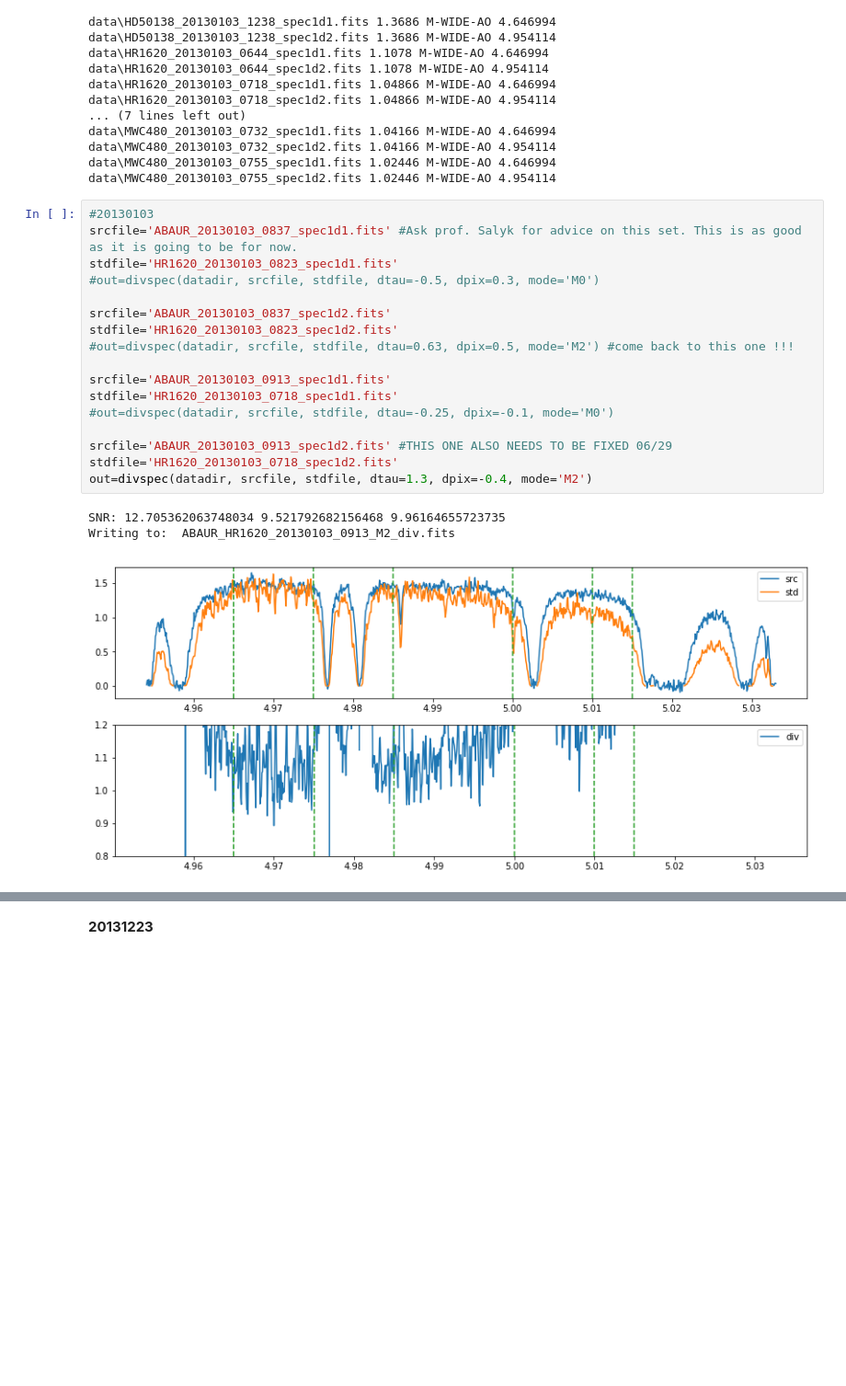
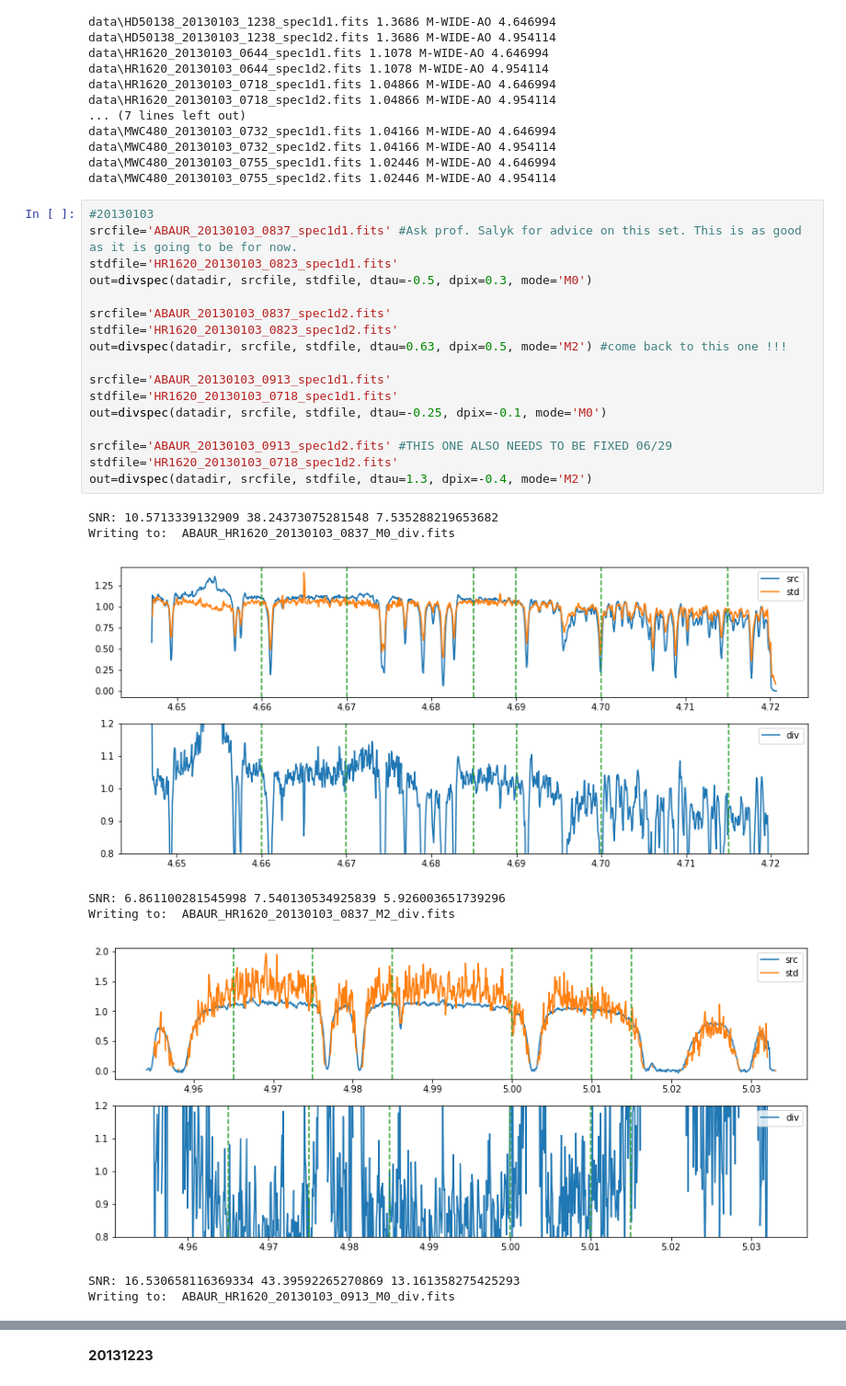
Before and after one commit to hanmars1822/summer_research, a Jupyter notebook: telluric_correction_abaur.ipynb, the cells around one changed output, grey strips where cells are left out. Shown at 92% size. Saved outputs shown, nothing was run; the diff lists cells and outputs as text; blank space fills up the shorter version.

```diff
--- a/telluric_correction_abaur.ipynb
+++ b/telluric_correction_abaur.ipynb
@@ -366,21 +404,26 @@ data\MWC480_20130103_0755_spec1d2.fits 1.02446 M-WIDE-AO 4.954114
 # %%
 #20130103
 srcfile='ABAUR_20130103_0837_spec1d1.fits' #Ask prof. Salyk for advice on this set. This is as good as it is going to be for now.
 stdfile='HR1620_20130103_0823_spec1d1.fits'
-#out=divspec(datadir, srcfile, stdfile, dtau=-0.5, dpix=0.3, mode='M0')
+out=divspec(datadir, srcfile, stdfile, dtau=-0.5, dpix=0.3, mode='M0')
 
 srcfile='ABAUR_20130103_0837_spec1d2.fits'
 stdfile='HR1620_20130103_0823_spec1d2.fits'
-#out=divspec(datadir, srcfile, stdfile, dtau=0.63, dpix=0.5, mode='M2') #come back to this one !!!
+out=divspec(datadir, srcfile, stdfile, dtau=0.63, dpix=0.5, mode='M2') #come back to this one !!!
 
 srcfile='ABAUR_20130103_0913_spec1d1.fits'
 stdfile='HR1620_20130103_0718_spec1d1.fits'
-#out=divspec(datadir, srcfile, stdfile, dtau=-0.25, dpix=-0.1, mode='M0')
+out=divspec(datadir, srcfile, stdfile, dtau=-0.25, dpix=-0.1, mode='M0')
 
 srcfile='ABAUR_20130103_0913_spec1d2.fits' #THIS ONE ALSO NEEDS TO BE FIXED 06/29
 stdfile='HR1620_20130103_0718_spec1d2.fits'
 out=divspec(datadir, srcfile, stdfile, dtau=1.3, dpix=-0.4, mode='M2')
 # %% [output]
-SNR: 12.705362063748034 9.521792682156468 9.96164655723735
-Writing to:  ABAUR_HR1620_20130103_0913_M2_div.fits
+SNR: 10.5713339132909 38.24373075281548 7.535288219653682
+Writing to:  ABAUR_HR1620_20130103_0837_M0_div.fits
-[figure, old version]
+[figure, new version]
+SNR: 6.861100281545998 7.540130534925839 5.926003651739296
+Writing to:  ABAUR_HR1620_20130103_0837_M2_div.fits
+[figure, added]
+SNR: 16.530658116369334 43.39592265270869 13.161358275425293
+Writing to:  ABAUR_HR1620_20130103_0913_M0_div.fits
```
Also changed, not shown: parts of 13 cells of this notebook, 2 other files.
